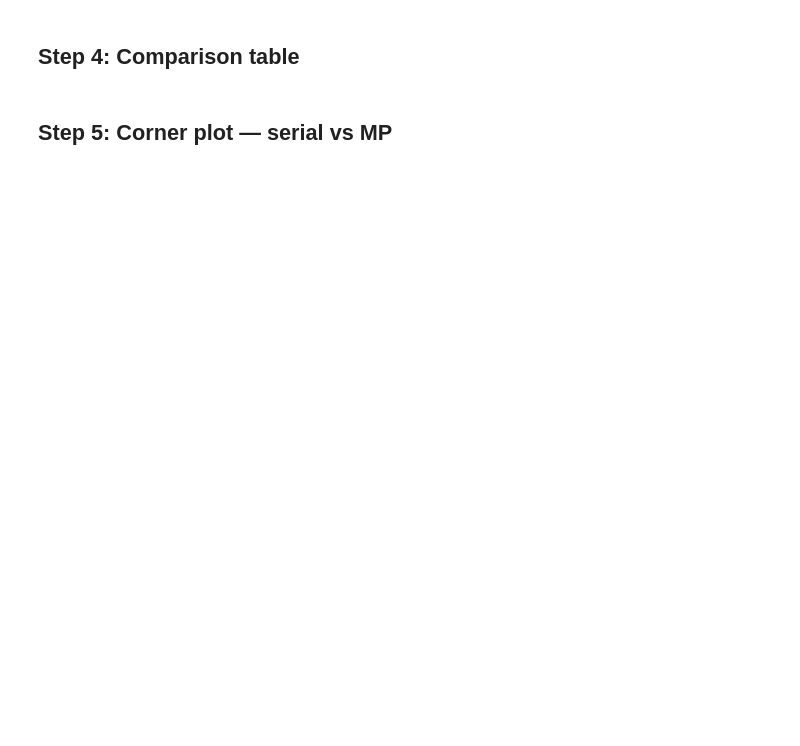
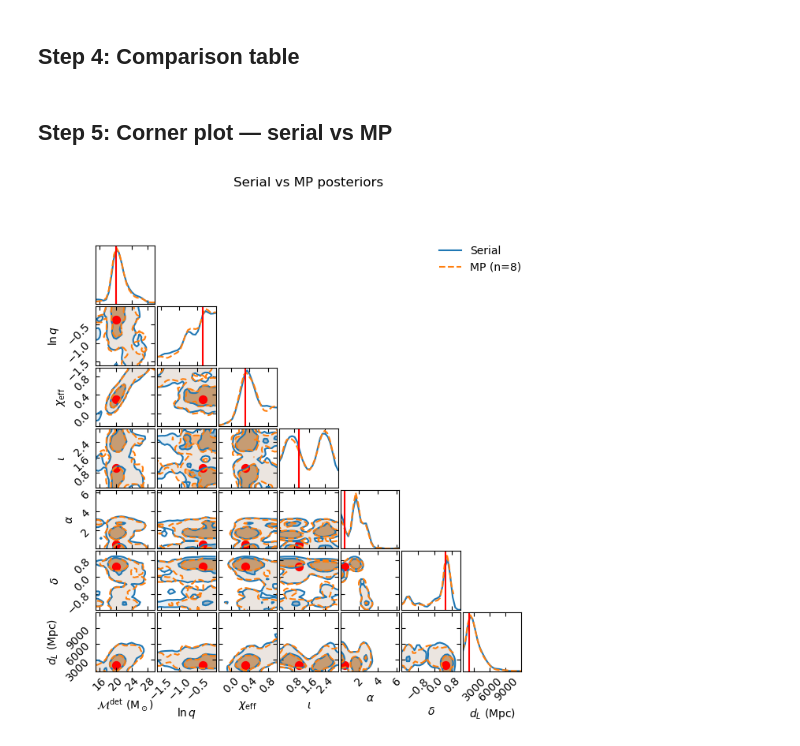
Before and after one commit to JonathanMushkin/dot-PE, a Jupyter notebook: notebooks/05_run_inference_mp/05_run_inference_mp.ipynb, the cells around one changed output. Saved outputs shown, nothing was run; the diff lists cells and outputs as text; code cells hidden in the pictures; blank space fills up the shorter version.

```diff
--- a/notebooks/05_run_inference_mp/05_run_inference_mp.ipynb
+++ b/notebooks/05_run_inference_mp/05_run_inference_mp.ipynb
@@ -197,5 +285,11 @@ print(f"n_effective      : {serial_summary['n_effective']:.1f}")
 # %%
-N_WORKERS = 4
+N_EXT = 1024
+N_PHI = 50
+N_T = 128
+SEED = 42
+MCHIRP = chirp_mass
+BS = 512
+N_WORKERS = 8
 
 mp_rundir_root = ARTIFACTS_DIR / "run_mp"
 mp_rundir_root.mkdir(exist_ok=True)
@@ -247,26 +396,40 @@ display(df_cmp.round(3))
 # %% [markdown]
 ## Step 5: Corner plot — serial vs MP
 # %%
-true_mchirp = gw_utils.m1m2_to_mchirp(injection_par_dic["m1"], injection_par_dic["m2"])
-true_lnq    = np.log(injection_par_dic["m2"] / injection_par_dic["m1"])
+true_mchirp = gw_utils.m1m2_to_mchirp(
+    injection_par_dic["m1"], injection_par_dic["m2"]
+)
+true_lnq = np.log(injection_par_dic["m2"] / injection_par_dic["m1"])
 true_chieff = gw_utils.chieff(
-    injection_par_dic["m1"], injection_par_dic["m2"],
-    injection_par_dic["s1z"], injection_par_dic["s2z"],
+    injection_par_dic["m1"],
+    injection_par_dic["m2"],
+    injection_par_dic["s1z"],
+    injection_par_dic["s2z"],
 )
-true_values = injection_par_dic | {"mchirp": true_mchirp, "lnq": true_lnq, "chieff": true_chieff}
-
+true_values = injection_par_dic | {
+    "mchirp": true_mchirp,
+    "lnq": true_lnq,
+    "chieff": true_chieff,
+}
+serial_rundir = Path(
+    "/home/projects/barakz/jonatahm/dot-pe-future/notebooks/05_run_inference_mp/artifacts_mp/run_serial/run_0"
+)
 serial_samples = pd.read_feather(serial_rundir / "samples.feather")
-mp_samples     = pd.read_feather(mp_rundir     / "samples.feather")
+mp_samples = pd.read_feather(mp_rundir / "samples.feather")
 
 params = ["mchirp", "lnq", "chieff", "iota", "ra", "dec", "d_luminosity"]
 
 corner_plot = gw_plotting.MultiCornerPlot(
     [serial_samples, mp_samples],
     params=params,
     smooth=1.0,
     labels=["Serial", f"MP (n={N_WORKERS})"],
 )
 corner_plot.plot(max_figsize=7)
-corner_plot.scatter_points(true_values, colors="red", marker=".", s=200, label="Injection")
+corner_plot.scatter_points(
+    true_values, colors="red", marker=".", s=200, label="Injection"
+)
 plt.suptitle("Serial vs MP posteriors", y=1.01)
 plt.show()
+# %% [output]
+[figure, added]
```
Also changed, not shown: parts of 7 cells of this notebook.
